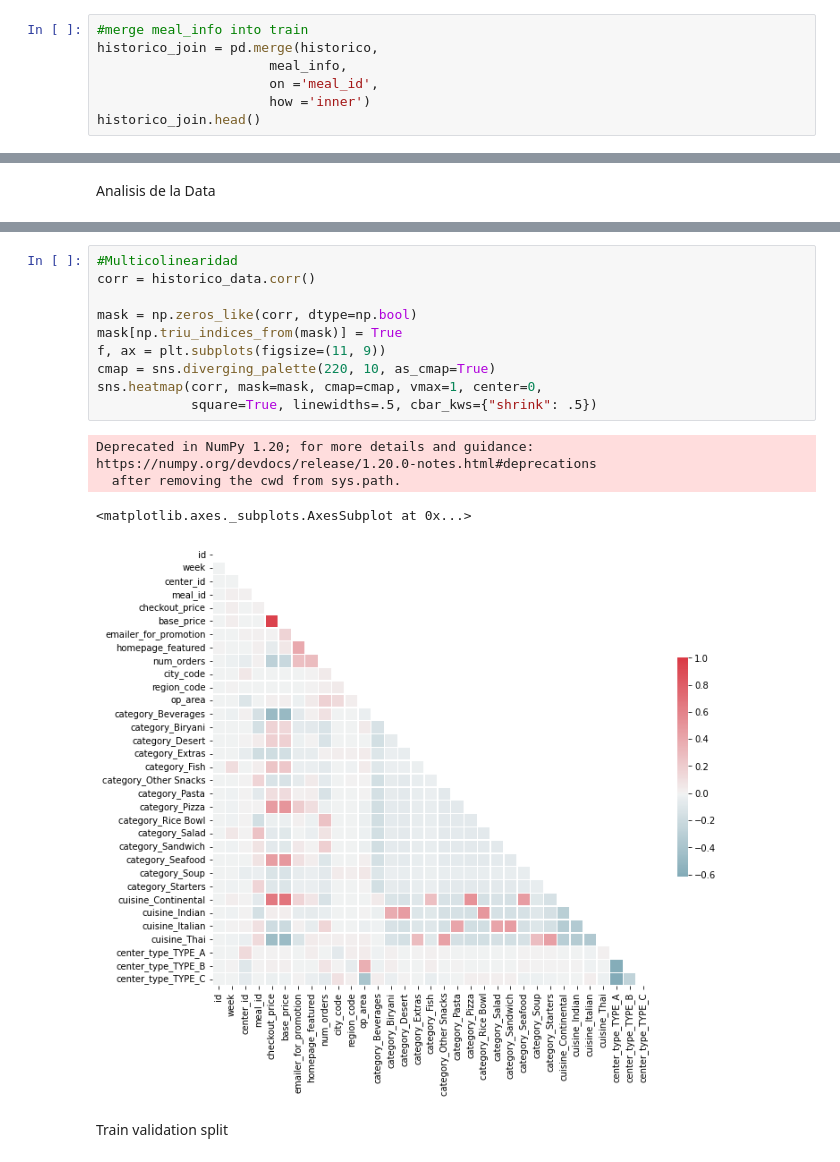
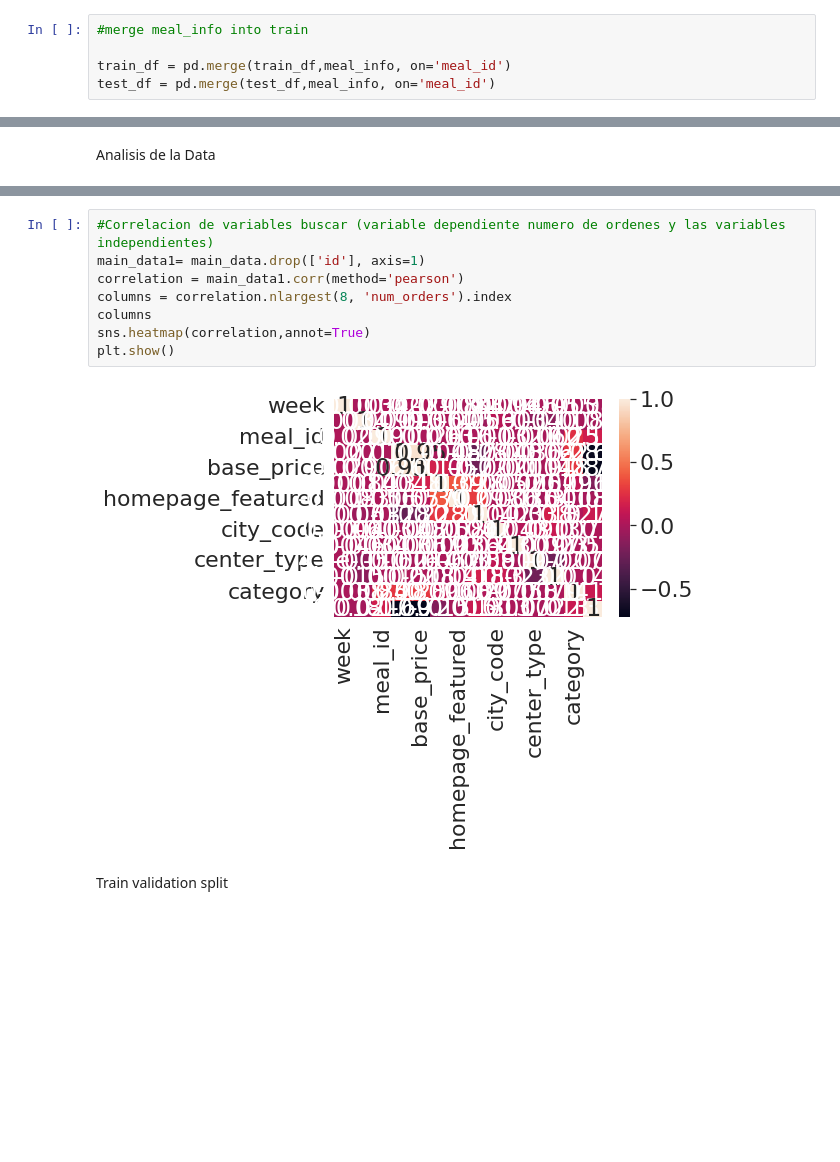
Before and after one commit to fduartej/forecasting-food, a Jupyter notebook: Forecasting_food.ipynb, the cells around one changed output, grey strips where cells are left out. Drawn from its saved outputs; the diff is of its cells as text; blank space fills up the shorter version.

```diff
--- a/Forecasting_food.ipynb
+++ b/Forecasting_food.ipynb
@@ -28,7 +51,5 @@ Preprocesamiento
 # %%
 #merge meal_info into train
-historico_join = pd.merge(historico,
-                      meal_info,
-                      on ='meal_id',
-                      how ='inner')
-historico_join.head()
+
+train_df = pd.merge(train_df,meal_info, on='meal_id')
+test_df = pd.merge(test_df,meal_info, on='meal_id')
@@ -103,18 +96,13 @@ historico_data.describe()
-# %%
-#Multicolinearidad
-corr = historico_data.corr()
-
-mask = np.zeros_like(corr, dtype=np.bool)
-mask[np.triu_indices_from(mask)] = True
-f, ax = plt.subplots(figsize=(11, 9))
-cmap = sns.diverging_palette(220, 10, as_cmap=True)
-sns.heatmap(corr, mask=mask, cmap=cmap, vmax=1, center=0,
-            square=True, linewidths=.5, cbar_kws={"shrink": .5})
-# %% [output]
-Deprecated in NumPy 1.20; for more details and guidance: https://numpy.org/devdocs/release/1.20.0-notes.html#deprecations
-  after removing the cwd from sys.path.
-<matplotlib.axes._subplots.AxesSubplot at 0x...>
-[figure, removed]
+# %%
+#Correlacion de variables buscar (variable dependiente numero de ordenes y las variables independientes)
+main_data1= main_data.drop(['id'], axis=1)
+correlation = main_data1.corr(method='pearson')
+columns = correlation.nlargest(8, 'num_orders').index
+columns
+sns.heatmap(correlation,annot=True)
+plt.show()
+# %% [output]
+[figure, added]
 # %% [markdown]
 Train validation split
 # %%
```
Also changed, not shown: parts of 15 cells of this notebook.
